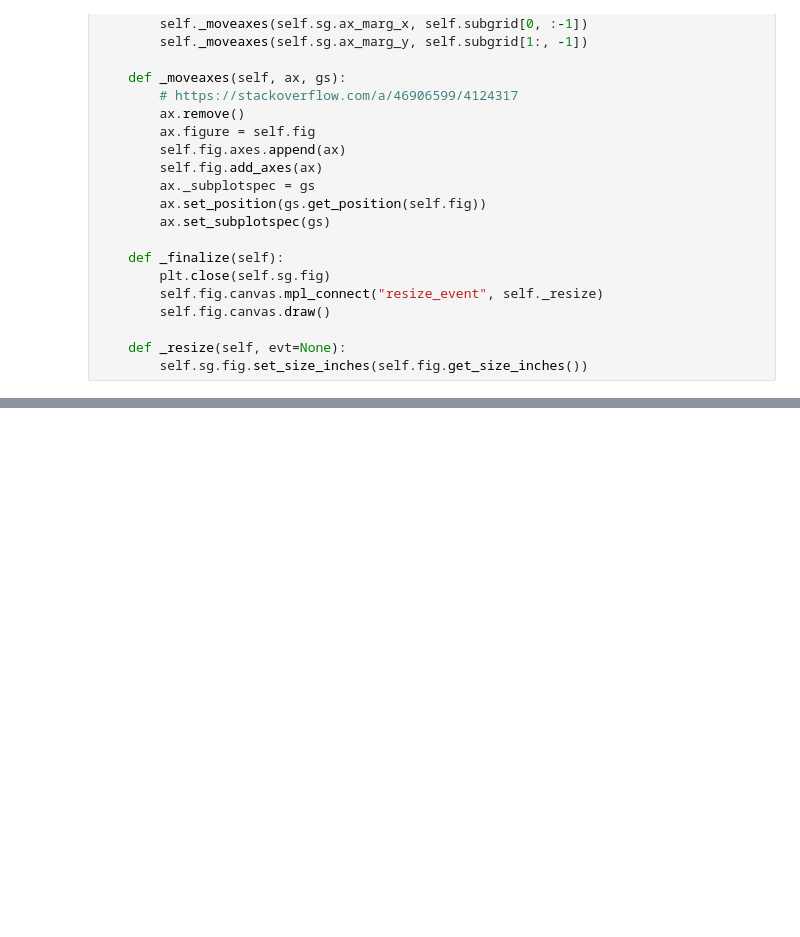
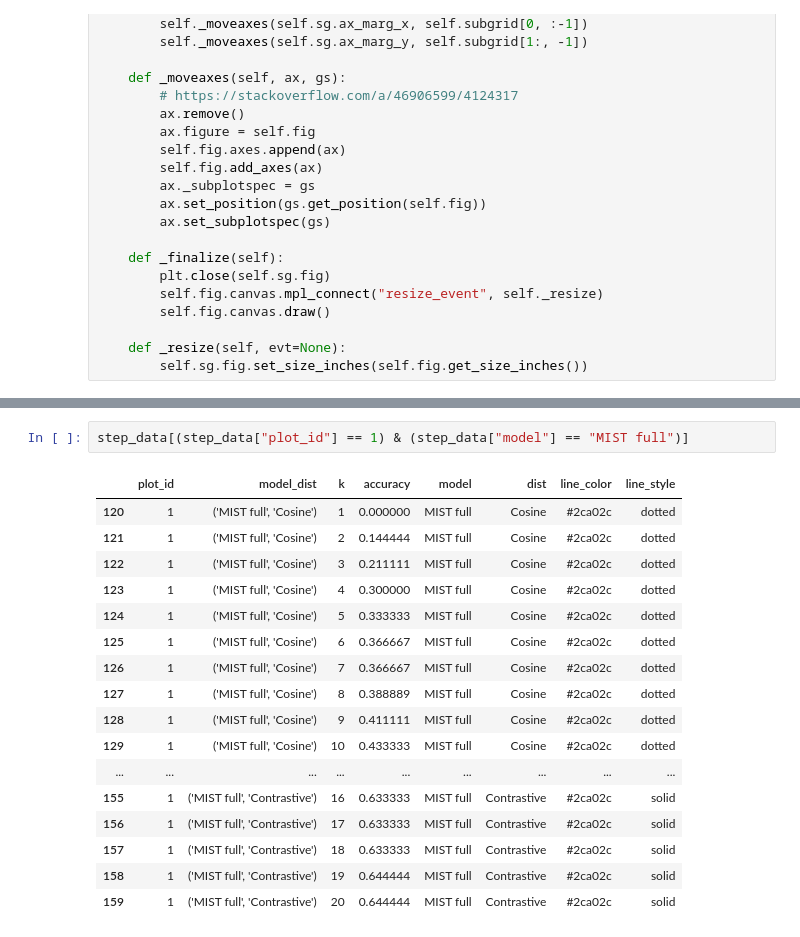
Before and after one commit to Janne98/mist, a Jupyter notebook: report_scripts/reusability/fig3.ipynb, the cells around one changed output, grey strips where cells are left out. Drawn from its saved outputs; the diff is of its cells as text; blank space fills up the shorter version.

```diff
--- a/report_scripts/reusability/fig3.ipynb
+++ b/report_scripts/reusability/fig3.ipynb
@@ -693,0 +748,20 @@ fig.savefig(
+# %%
+step_data[(step_data["plot_id"] == 1) & (step_data["model"] == "MIST full")]
+# %% [output]
+|  | plot_id | model_dist | k | accuracy | model | dist | line_color | line_style |
+| 120 | 1 | ('MIST full', 'Cosine') | 1 | 0.000000 | MIST full | Cosine | #2ca02c | dotted |
+| 121 | 1 | ('MIST full', 'Cosine') | 2 | 0.144444 | MIST full | Cosine | #2ca02c | dotted |
+| 122 | 1 | ('MIST full', 'Cosine') | 3 | 0.211111 | MIST full | Cosine | #2ca02c | dotted |
+| 123 | 1 | ('MIST full', 'Cosine') | 4 | 0.300000 | MIST full | Cosine | #2ca02c | dotted |
+| 124 | 1 | ('MIST full', 'Cosine') | 5 | 0.333333 | MIST full | Cosine | #2ca02c | dotted |
+| 125 | 1 | ('MIST full', 'Cosine') | 6 | 0.366667 | MIST full | Cosine | #2ca02c | dotted |
+| 126 | 1 | ('MIST full', 'Cosine') | 7 | 0.366667 | MIST full | Cosine | #2ca02c | dotted |
+| 127 | 1 | ('MIST full', 'Cosine') | 8 | 0.388889 | MIST full | Cosine | #2ca02c | dotted |
+| 128 | 1 | ('MIST full', 'Cosine') | 9 | 0.411111 | MIST full | Cosine | #2ca02c | dotted |
+| 129 | 1 | ('MIST full', 'Cosine') | 10 | 0.433333 | MIST full | Cosine | #2ca02c | dotted |
+| ... | ... | ... | ... | ... | ... | ... | ... | ... |
+| 155 | 1 | ('MIST full', 'Contrastive') | 16 | 0.633333 | MIST full | Contrastive | #2ca02c | solid |
+| 156 | 1 | ('MIST full', 'Contrastive') | 17 | 0.633333 | MIST full | Contrastive | #2ca02c | solid |
+| 157 | 1 | ('MIST full', 'Contrastive') | 18 | 0.633333 | MIST full | Contrastive | #2ca02c | solid |
+| 158 | 1 | ('MIST full', 'Contrastive') | 19 | 0.644444 | MIST full | Contrastive | #2ca02c | solid |
+| 159 | 1 | ('MIST full', 'Contrastive') | 20 | 0.644444 | MIST full | Contrastive | #2ca02c | solid |
```
Also changed, not shown: parts of 5 cells of this notebook.
